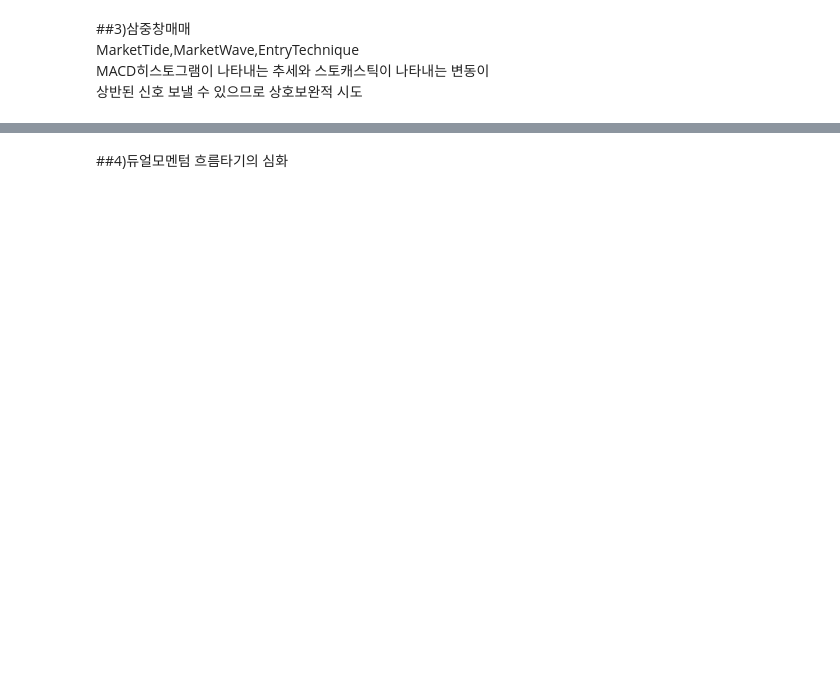
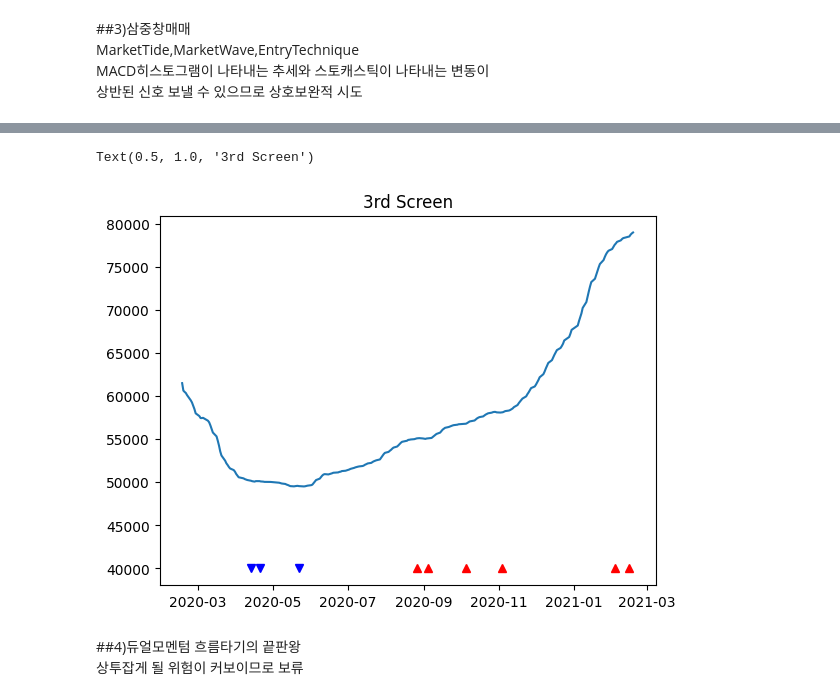
Before and after one commit to DongjunYou/PersonalProject_TradingBot, a Jupyter notebook: 2.Visualization/Visualization.ipynb, the cells around one changed output, grey strips where cells are left out. Cells and saved outputs as stored; diff of their text form; code cells hidden in the pictures; blank space fills up the shorter version.

```diff
--- a/2.Visualization/Visualization.ipynb
+++ b/2.Visualization/Visualization.ipynb
@@ -295,3 +324,15 @@ MACD히스토그램이 나타내는 추세와 스토캐스틱이 나타내는
+# %%
+plt.plot(sm_df.index,EMA60,label=EMA60)
+for i in range(len(sm_df)):
+  if EMA60.values[i-1]<EMA60.values[i] and sm_df['%D'].values[i-1]<=20 and sm_df['%D'].values[i]>20: #상향돌파
+    plt.plot(sm_df.index[i],40000,'r^')
+  elif EMA60.values[i-1]>=EMA60.values[i] and sm_df['%D'].values[i-1]>=80 and sm_df['%D'].values[i]<80: #하향돌파
+    plt.plot(sm_df.index[i],40000,'bv')
+plt.title('3rd Screen')
+# %% [output]
+Text(0.5, 1.0, '3rd Screen')
+[figure, added]
 # %% [markdown]
 ##4)듀얼모멘텀
-흐름타기의 심화
+흐름타기의 끝판왕<br>
+상투잡게 될 위험이 커보이므로 보류<br>
```
Also changed, not shown: parts of 17 cells of this notebook.
